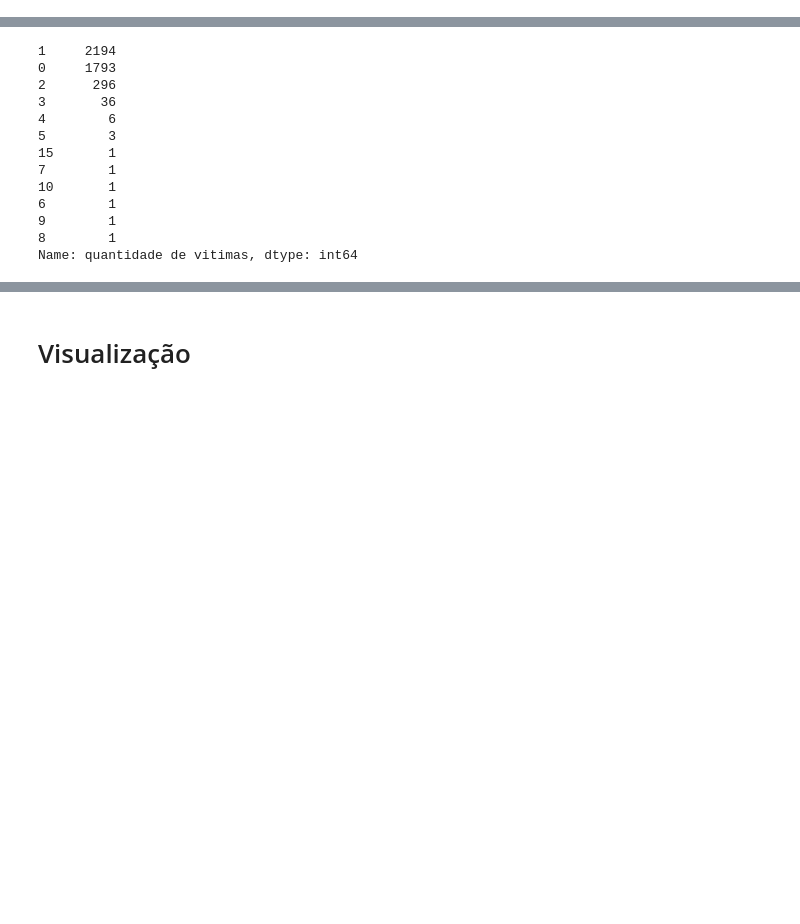
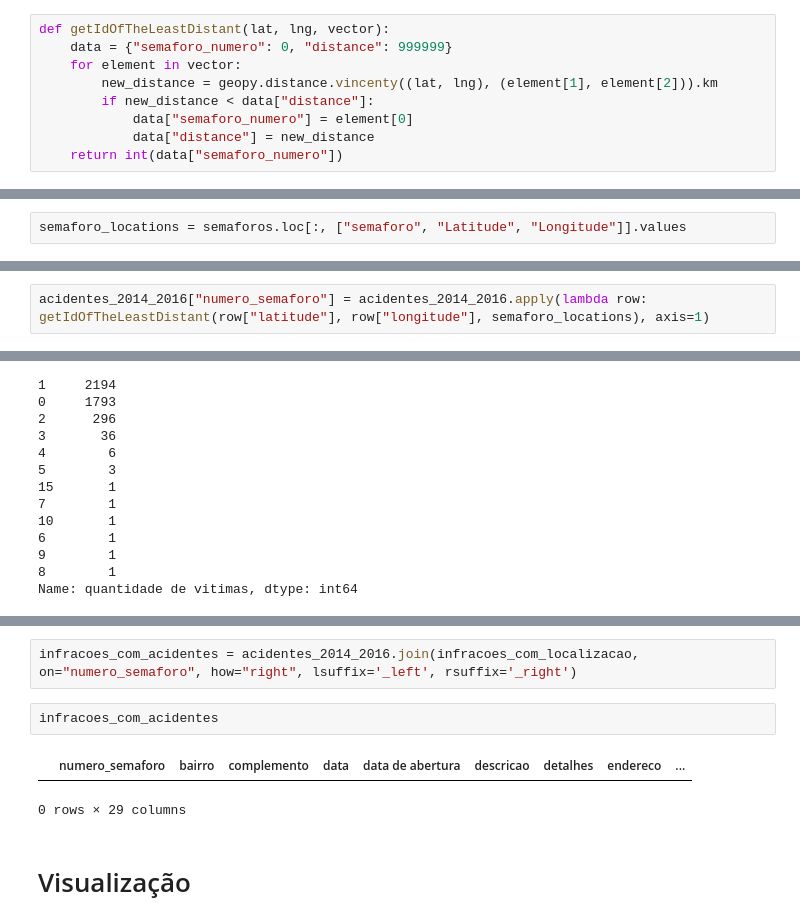
Before and after one commit to fbormann/DadosTransitoRecife, a Jupyter notebook: Projeto CTTU.ipynb, the cells around one changed output, grey strips where cells are left out. Cells and saved outputs as stored; diff of their text form; blank space fills up the shorter version.

Commit message:
update data, removing a lot of unused code

```diff
--- a/Projeto CTTU.ipynb
+++ b/Projeto CTTU.ipynb
@@ -909,0 +692,9 @@ infracoes_com_localizacao = geopandas.GeoDataFrame(infracoes_com_localizacao)
+# %%
+def getIdOfTheLeastDistant(lat, lng, vector):
+    data = {"semaforo_numero": 0, "distance": 999999}
+    for element in vector:
+        new_distance = geopy.distance.vincenty((lat, lng), (element[1], element[2])).km
+        if new_distance < data["distance"]:
+            data["semaforo_numero"] = element[0]
+            data["distance"] = new_distance
+    return int(data["semaforo_numero"])
@@ -909,0 +703,2 @@ infracoes_com_localizacao = geopandas.GeoDataFrame(infracoes_com_localizacao)
+# %%
+semaforo_locations = semaforos.loc[:, ["semaforo", "Latitude", "Longitude"]].values
@@ -910 +744,3 @@ infracoes_com_localizacao = geopandas.GeoDataFrame(infracoes_com_localizacao)
+# %%
+acidentes_2014_2016["numero_semaforo"] = acidentes_2014_2016.apply(lambda row: getIdOfTheLeastDistant(row["latitude"], row["longitude"], semaforo_locations), axis=1)
 # %%
@@ -948,3 +843,10 @@ infra
+# %%
+infracoes_com_acidentes = acidentes_2014_2016.join(infracoes_com_localizacao, on="numero_semaforo", how="right", lsuffix='_left', rsuffix='_right')
+# %%
+infracoes_com_acidentes
+# %% [output]
+|  | numero_semaforo | bairro | complemento | data | data de abertura | descricao | detalhes | endereco | ... |
+0 rows × 29 columns
 # %% [markdown]
 # Visualização
 # %%
```
Also changed, not shown: parts of 56 cells of this notebook.
